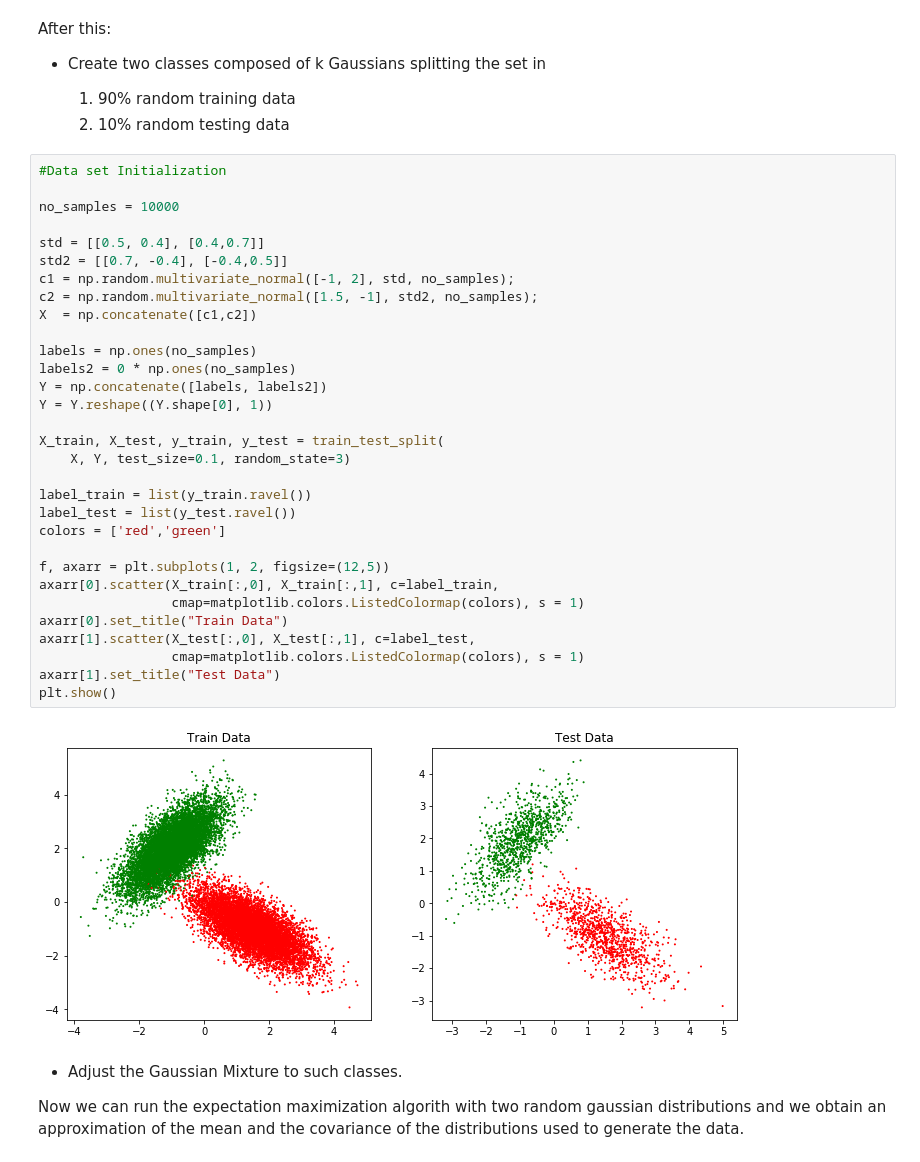
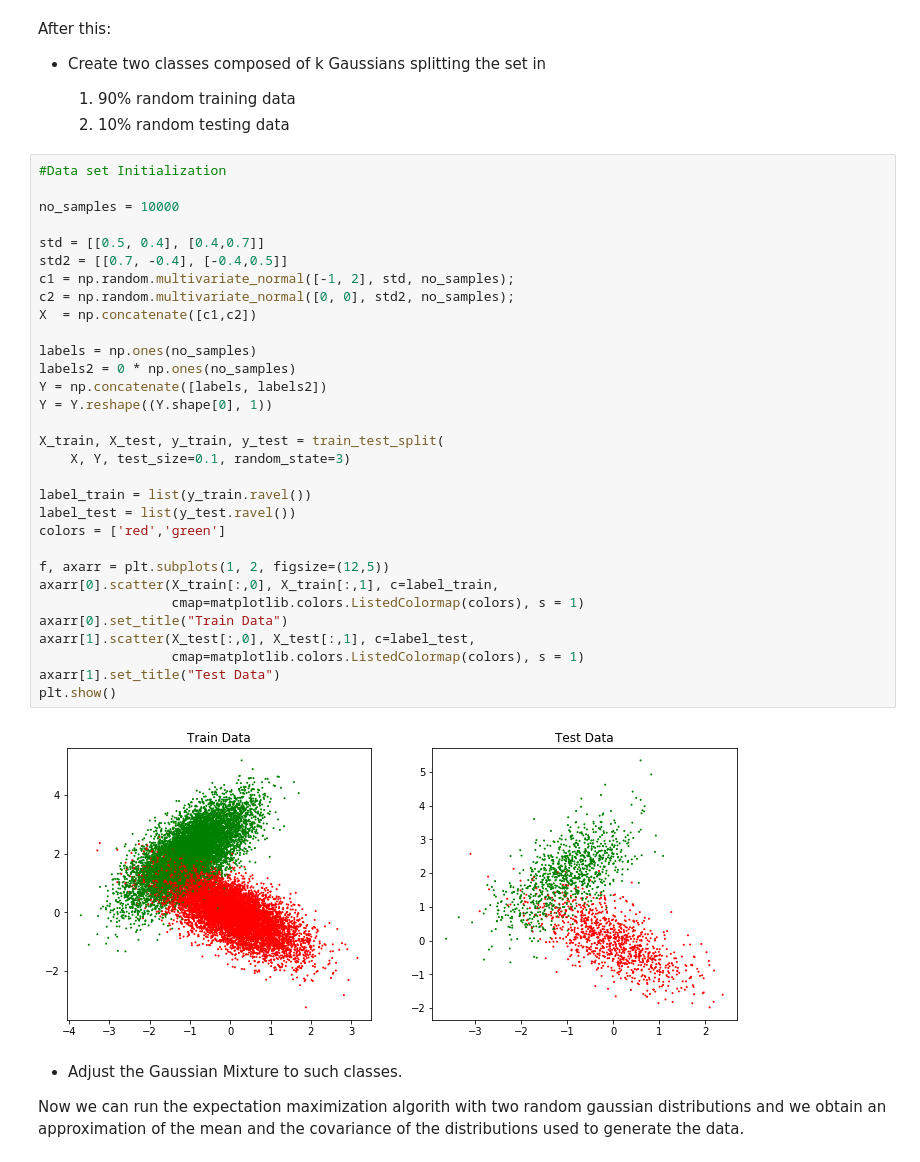
Before and after one commit to joseluisvaz/machine_learning_itesm, a Jupyter notebook: Machine Learning - Homework 3.ipynb, the cells around one changed output. Drawn from its saved outputs; the diff is of its cells as text.

```diff
--- a/Machine Learning - Homework 3.ipynb
+++ b/Machine Learning - Homework 3.ipynb
@@ -61,35 +61,35 @@ After this:
 #Data set Initialization
 
 no_samples = 10000
 
 std = [[0.5, 0.4], [0.4,0.7]]
 std2 = [[0.7, -0.4], [-0.4,0.5]]
 c1 = np.random.multivariate_normal([-1, 2], std, no_samples);
-c2 = np.random.multivariate_normal([1.5, -1], std2, no_samples);
+c2 = np.random.multivariate_normal([0, 0], std2, no_samples);
 X  = np.concatenate([c1,c2])
 
 labels = np.ones(no_samples)
 labels2 = 0 * np.ones(no_samples)
 Y = np.concatenate([labels, labels2])
 Y = Y.reshape((Y.shape[0], 1))
 
 X_train, X_test, y_train, y_test = train_test_split(
     X, Y, test_size=0.1, random_state=3)
 
 label_train = list(y_train.ravel())
 label_test = list(y_test.ravel())
 colors = ['red','green']
 
 f, axarr = plt.subplots(1, 2, figsize=(12,5))
 axarr[0].scatter(X_train[:,0], X_train[:,1], c=label_train,
                  cmap=matplotlib.colors.ListedColormap(colors), s = 1)
 axarr[0].set_title("Train Data")
 axarr[1].scatter(X_test[:,0], X_test[:,1], c=label_test,
                  cmap=matplotlib.colors.ListedColormap(colors), s = 1)
 axarr[1].set_title("Test Data")
 plt.show()
 # %% [output]
-[figure, old version]
+[figure, new version]
 # %% [markdown]
 
 * Adjust the Gaussian Mixture to such classes.
```
Also changed, not shown: parts of 13 cells of this notebook, 2 other files.
